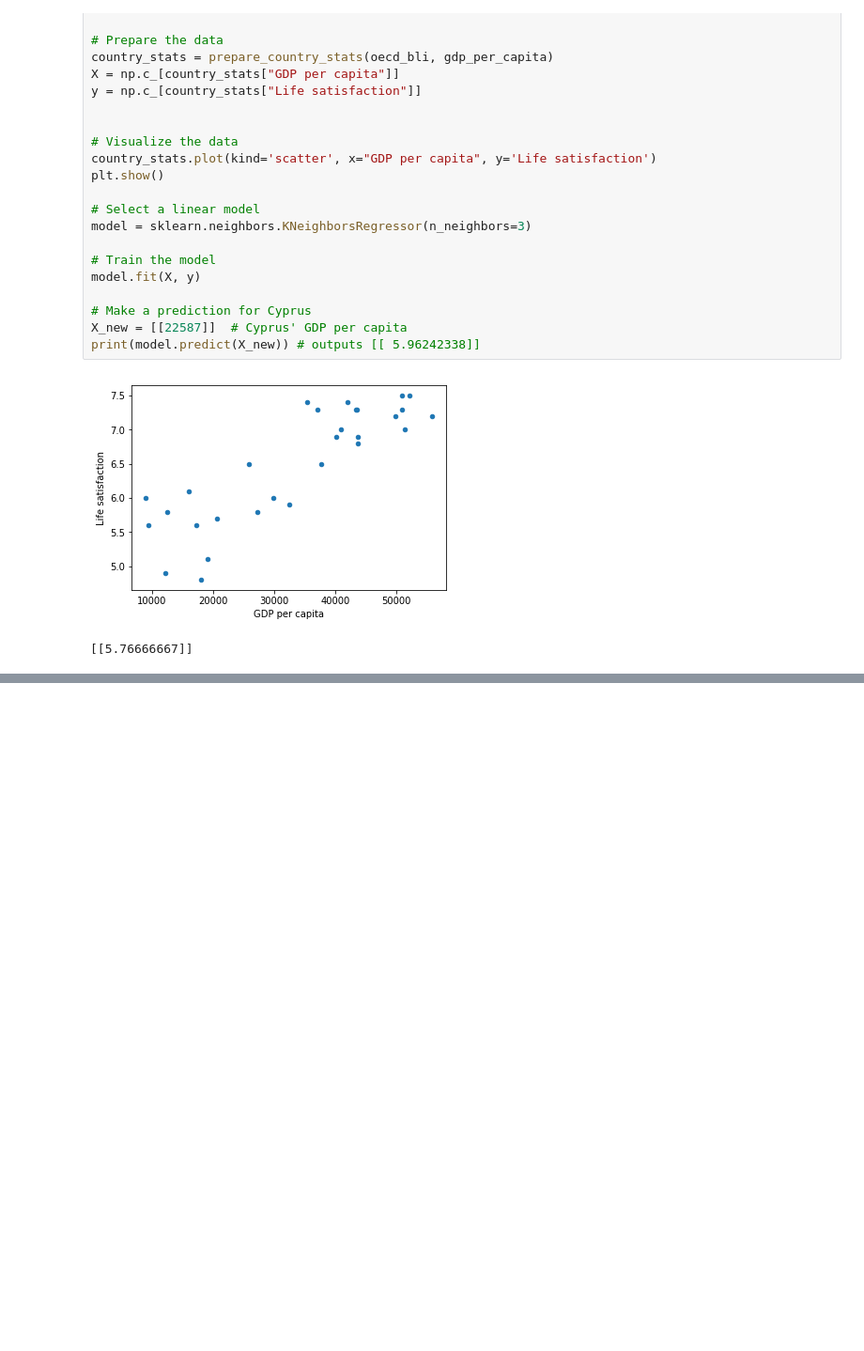
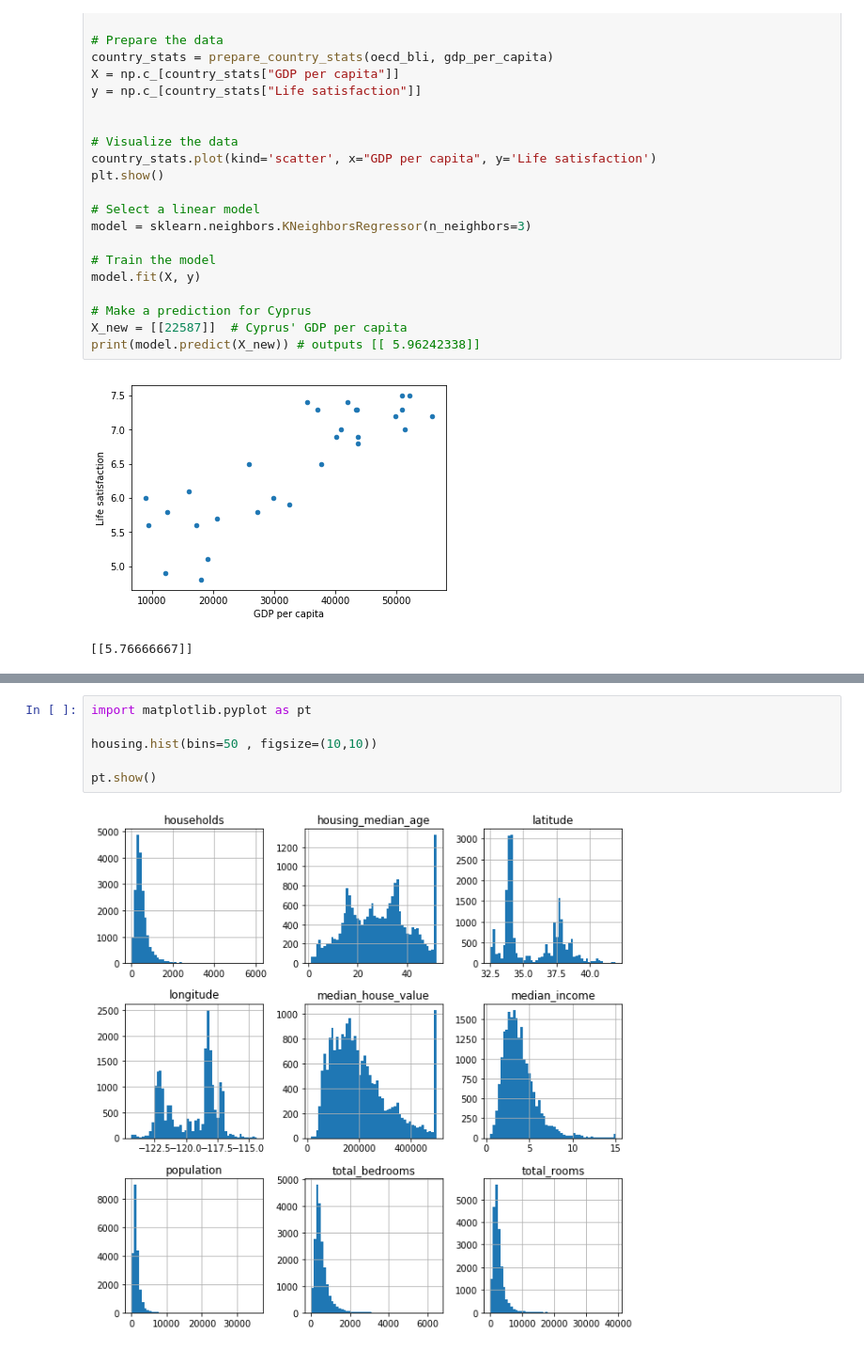
Before and after one commit to Adarshreddyash/A.I, a Jupyter notebook: hands_on_ml_book.ipynb, the cells around one changed output, grey strips where cells are left out. Shown at 94% size. Cells and saved outputs as stored; diff of their text form; blank space fills up the shorter version.

```diff
--- a/hands_on_ml_book.ipynb
+++ b/hands_on_ml_book.ipynb
@@ -71,0 +102,8 @@ housing.head()
+# %%
+import matplotlib.pyplot as pt
+
+housing.hist(bins=50 , figsize=(10,10))
+
+pt.show()
+# %% [output]
+[figure, added]
```
Also changed, not shown: parts of 5 cells of this notebook.
